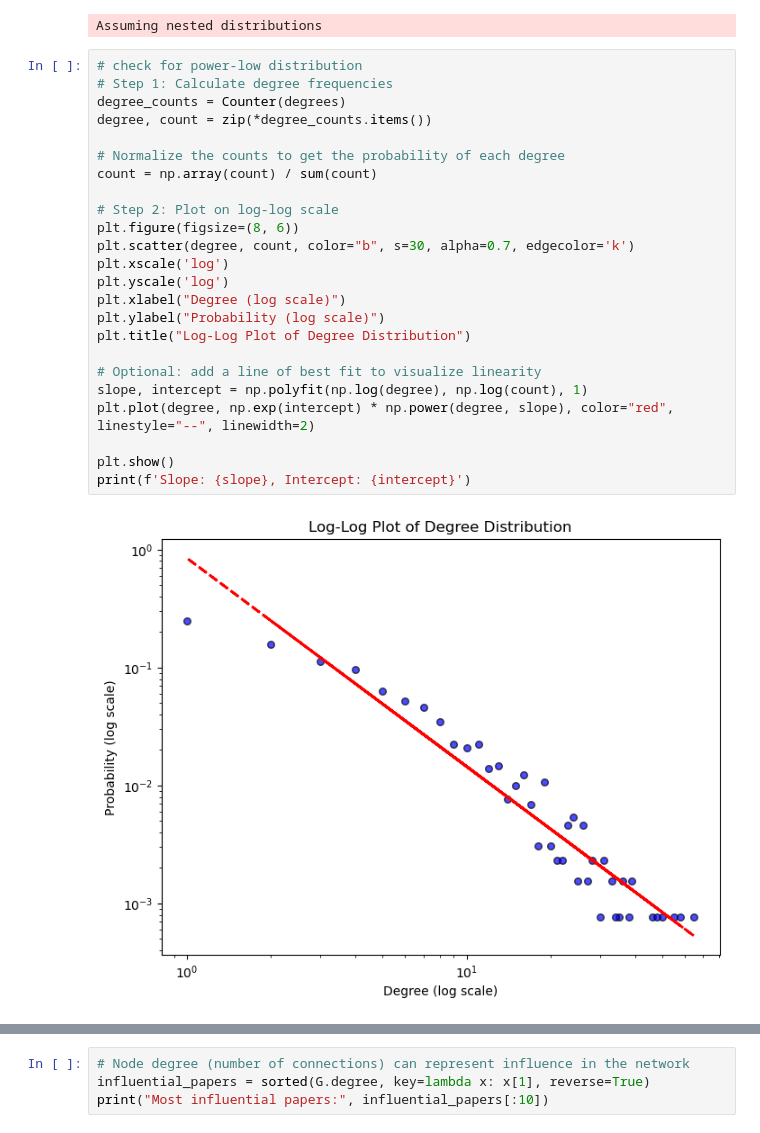
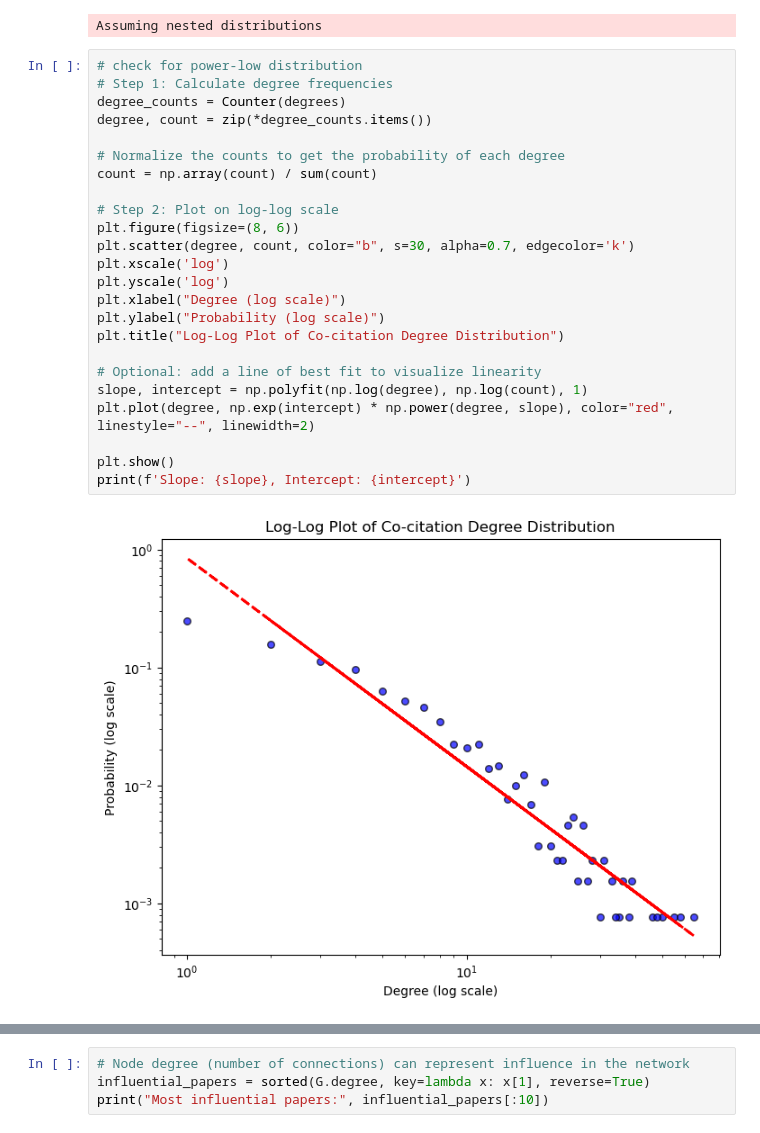
Before and after one commit to ferrariniluca78/dx_in_shipping, a Jupyter notebook: SlrDxInShipping_CitationCoCitation.ipynb, the cells around one changed output, grey strips where cells are left out. Saved outputs shown, nothing was run; the diff lists cells and outputs as text.

```diff
--- a/SlrDxInShipping_CitationCoCitation.ipynb
+++ b/SlrDxInShipping_CitationCoCitation.ipynb
@@ -138,26 +191,26 @@ Assuming nested distributions
 # %%
 # check for power-low distribution
 # Step 1: Calculate degree frequencies
 degree_counts = Counter(degrees)
 degree, count = zip(*degree_counts.items())
 
 # Normalize the counts to get the probability of each degree
 count = np.array(count) / sum(count)
 
 # Step 2: Plot on log-log scale
 plt.figure(figsize=(8, 6))
 plt.scatter(degree, count, color="b", s=30, alpha=0.7, edgecolor='k')
 plt.xscale('log')
 plt.yscale('log')
 plt.xlabel("Degree (log scale)")
 plt.ylabel("Probability (log scale)")
-plt.title("Log-Log Plot of Degree Distribution")
+plt.title("Log-Log Plot of Co-citation Degree Distribution")
 
 # Optional: add a line of best fit to visualize linearity
 slope, intercept = np.polyfit(np.log(degree), np.log(count), 1)
 plt.plot(degree, np.exp(intercept) * np.power(degree, slope), color="red", linestyle="--", linewidth=2)
 
 plt.show()
 print(f'Slope: {slope}, Intercept: {intercept}')
 # %% [output]
-[figure, old version]
+[figure, new version]
```
Also changed, not shown: parts of 12 cells of this notebook, 12 other files.
